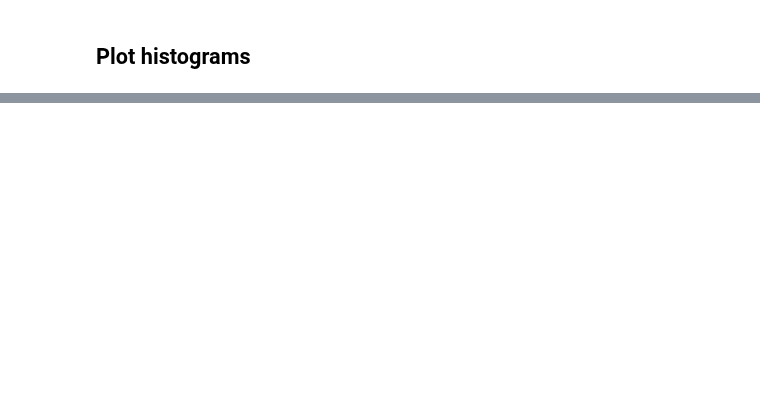
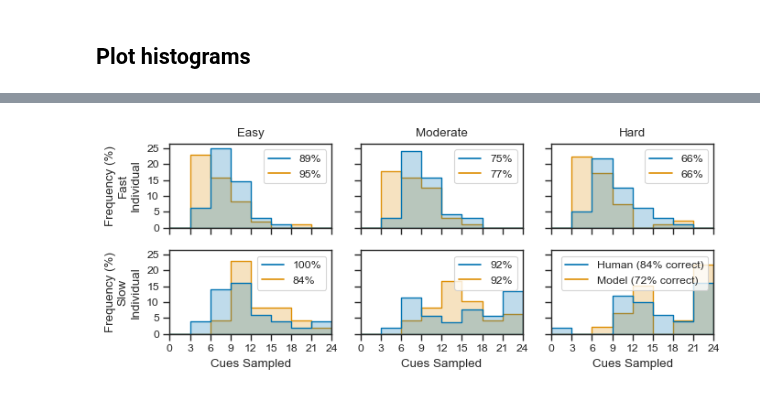
Before and after one commit to psipeter/speed-accuracy-tradeoff, a Jupyter notebook: individual_behavior.ipynb, the cells around one changed output, grey strips where cells are left out. Cells and saved outputs as stored; diff of their text form; code cells hidden in the pictures; blank space fills up the shorter version.

```diff
--- a/individual_behavior.ipynb
+++ b/individual_behavior.ipynb
@@ -134,0 +265,4 @@ fig.savefig(f"plots/extremes.png", dpi=600)
+# %%
+plot("default", "38")
+# %% [output]
+[figure, added]
```
Also changed, not shown: parts of 13 cells of this notebook.
